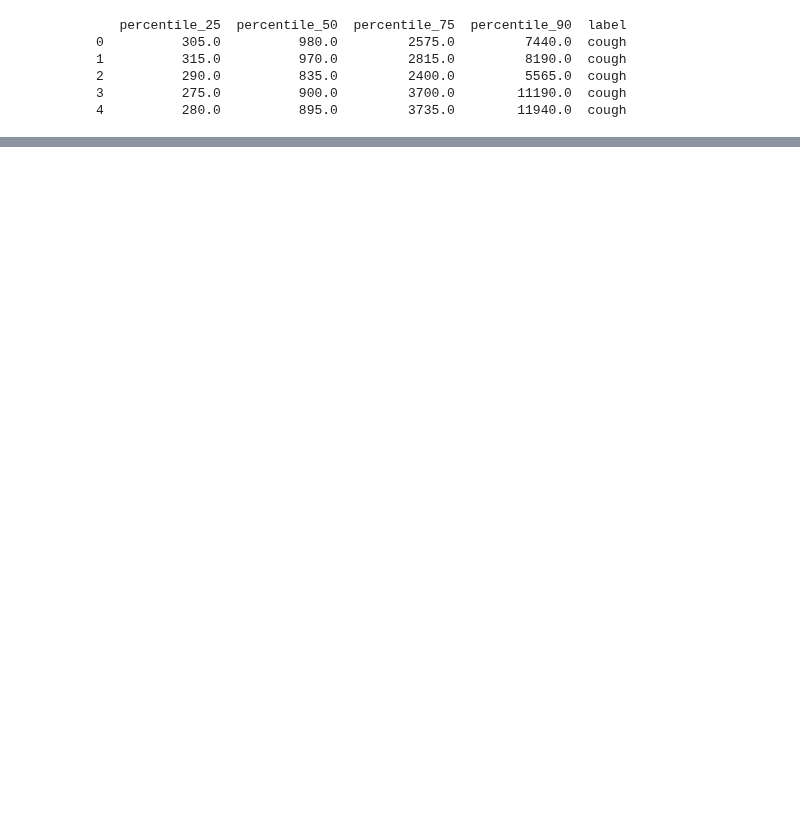
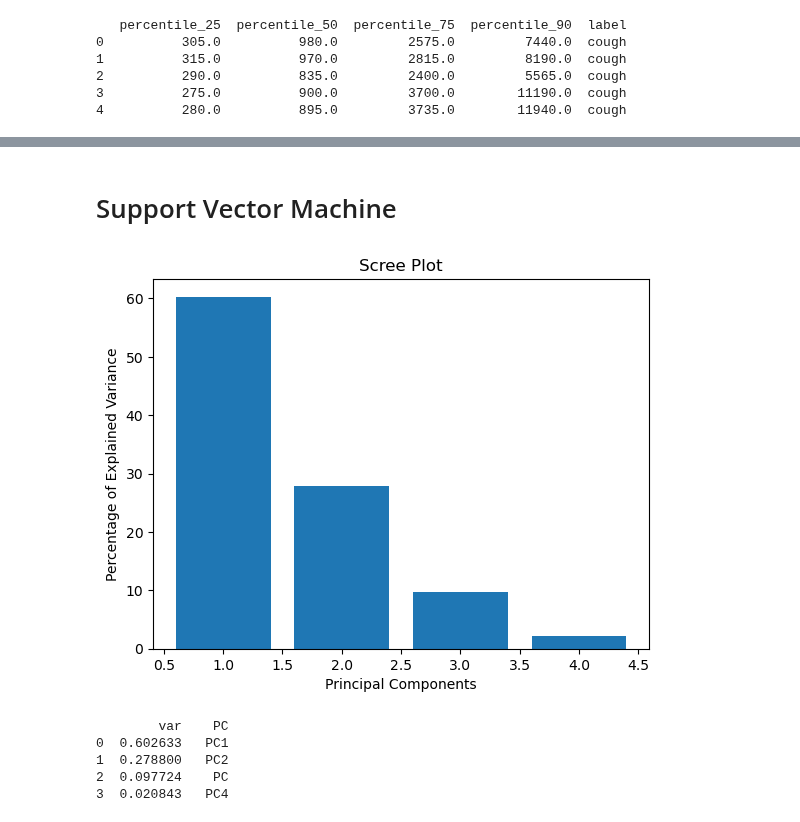
Before and after one commit to szulaldemirtas/electrosalus-research, a Jupyter notebook: cough-classification/signals-knn.ipynb, the cells around one changed output, grey strips where cells are left out. Drawn from its saved outputs; the diff is of its cells as text; code cells hidden in the pictures; blank space fills up the shorter version.

```diff
--- a/cough-classification/signals-knn.ipynb
+++ b/cough-classification/signals-knn.ipynb
@@ -1113,0 +968,53 @@ TypeError: ufunc 'isfinite' not supported for the input types, and the inputs co
+# %% [markdown]
+# Support Vector Machine
+# %%
+# Support Vector Machine Data Preparation - Percentiles
+df_svm_per = df.copy()
+
+X_svm_per = df_svm_per.iloc[:, :4]
+y_svm_per = df_svm_per.iloc[:, 4:5]
+
+X_train_svm_per, X_test_svm_per, y_train_svm_per, y_test_svm_per = train_test_split(X_svm_per, y_svm_per, random_state= 3, test_size= 0.2)
+
+y_train_svm_per = np.ravel(y_train_svm_per)
+y_test_svm_per = np.ravel(y_test_svm_per)
+
+y_train_svm_per = (y_train_svm_per == 'cough').astype(int)
+y_test_svm_per = (y_test_svm_per == 'cough').astype(int)
+
+X_train_scaled_per = scale(X_train_svm_per)
+X_test_scaled_per = scale(X_test_svm_per)
+
+
+# PCA: Principle Component Analysis
+# For combining 4 features into 2 orthogonal meta-features
+
+pca = PCA()
+
+X_train_pca_per = pca.fit_transform(X_train_scaled_per)
+per_var = np.round(pca.explained_variance_ratio_* 100, decimals=1)
+labels = [str(x) for x in range(1, len(per_var)+1)]
+
+plt.bar(x=range(1,len(per_var)+1), height=per_var)
+plt.tick_params(
+    axis='x',
+    which='both',
+    top=False,)
+
+plt.ylabel('Percentage of Explained Variance')
+plt.xlabel('Principal Components')
+plt.title('Scree Plot')
+
+plt.show()
+
+df_sns = pd. DataFrame({ 'var':pca.explained_variance_ratio_,
+'PC' : [' PC1', 'PC2', 'PC', 'PC4']})
+
+print(df_sns.head())
+# %% [output]
+[figure, added]
+        var    PC
+0  0.602633   PC1
+1  0.278800   PC2
+2  0.097724    PC
+3  0.020843   PC4
```
Also changed, not shown: parts of 29 cells of this notebook, 1 other file.
